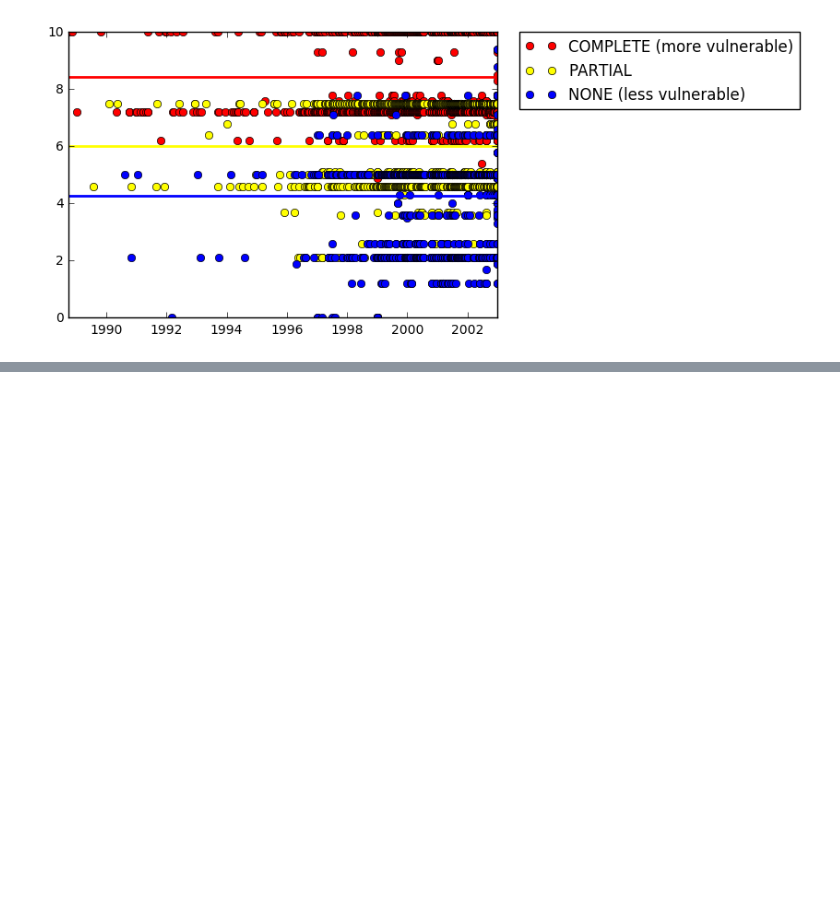
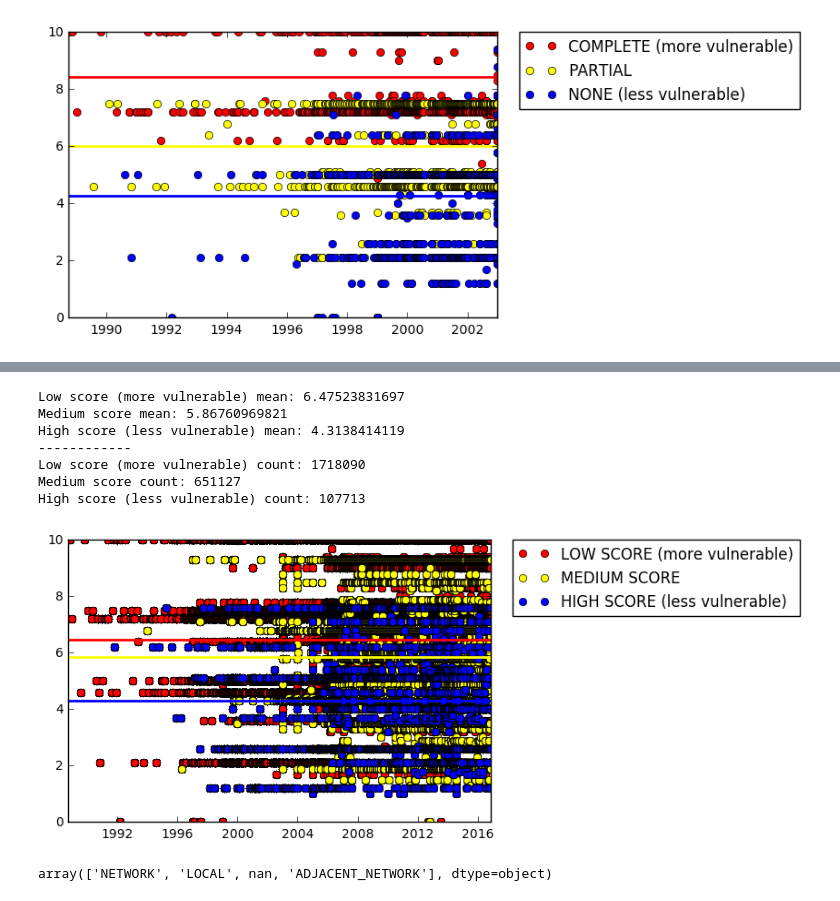
Before and after one commit to msicilia/scikit-infosec, a Jupyter notebook: skinfosec/databases/Scikit-notebook.ipynb, the cells around one changed output, grey strips where cells are left out. Cells and saved outputs as stored; diff of their text form; code cells hidden in the pictures; blank space fills up the shorter version.

```diff
--- a/skinfosec/databases/Scikit-notebook.ipynb
+++ b/skinfosec/databases/Scikit-notebook.ipynb
@@ -463,0 +565,41 @@ None score (less vulnerable) count: 1632
+# %%
+acc_compl = data[["score", "published_datetime", "access_complexity_score"]].dropna().sort_values("published_datetime")
+
+low_data = acc_compl[acc_compl["access_complexity_score"] == "LOW"]
+medium_data = acc_compl[acc_compl["access_complexity_score"] == "MEDIUM"]
+high_data = acc_compl[acc_compl["access_complexity_score"] == "HIGH"]
+
+
+plt.plot(low_data["published_datetime"], low_data["score"], 'o', color='red')
+plt.plot(medium_data["published_datetime"], medium_data["score"], 'o', color='yellow')
+plt.plot(high_data["published_datetime"], high_data["score"], 'o', color='blue')
+plt.legend(["LOW SCORE (more vulnerable)","MEDIUM SCORE","HIGH SCORE (less vulnerable)"],
+           bbox_to_anchor=(1.05, 1), loc=2, borderaxespad=0.)
+
+plt.axhline(np.mean(low_data["score"]), color='red', lw=2)
+plt.axhline(np.mean(medium_data["score"]), color='yellow', lw=2)
+plt.axhline(np.mean(high_data["score"]), color='blue', lw=2)
+
+print("Low score (more vulnerable) mean: " + str(np.mean(low_data["score"])))
+print("Medium score mean: " + str(np.mean(medium_data["score"])))
+print("High score (less vulnerable) mean: " + str(np.mean(high_data["score"])))
+
+
+print("------------")
+
+print("Low score (more vulnerable) count: " + str(low_data["score"].count()))
+print("Medium score count: " + str(medium_data["score"].count()))
+print("High score (less vulnerable) count: " + str(high_data["score"].count()))
+# %% [output]
+Low score (more vulnerable) mean: 6.47523831697
+Medium score mean: 5.86760969821
+High score (less vulnerable) mean: 4.3138414119
+------------
+Low score (more vulnerable) count: 1718090
+Medium score count: 651127
+High score (less vulnerable) count: 107713
+[figure, added]
+# %%
+data["access_vector_score"].unique()
+# %% [output]
+array(['NETWORK', 'LOCAL', nan, 'ADJACENT_NETWORK'], dtype=object)
```
Also changed, not shown: parts of 40 cells of this notebook, 9 other files.
